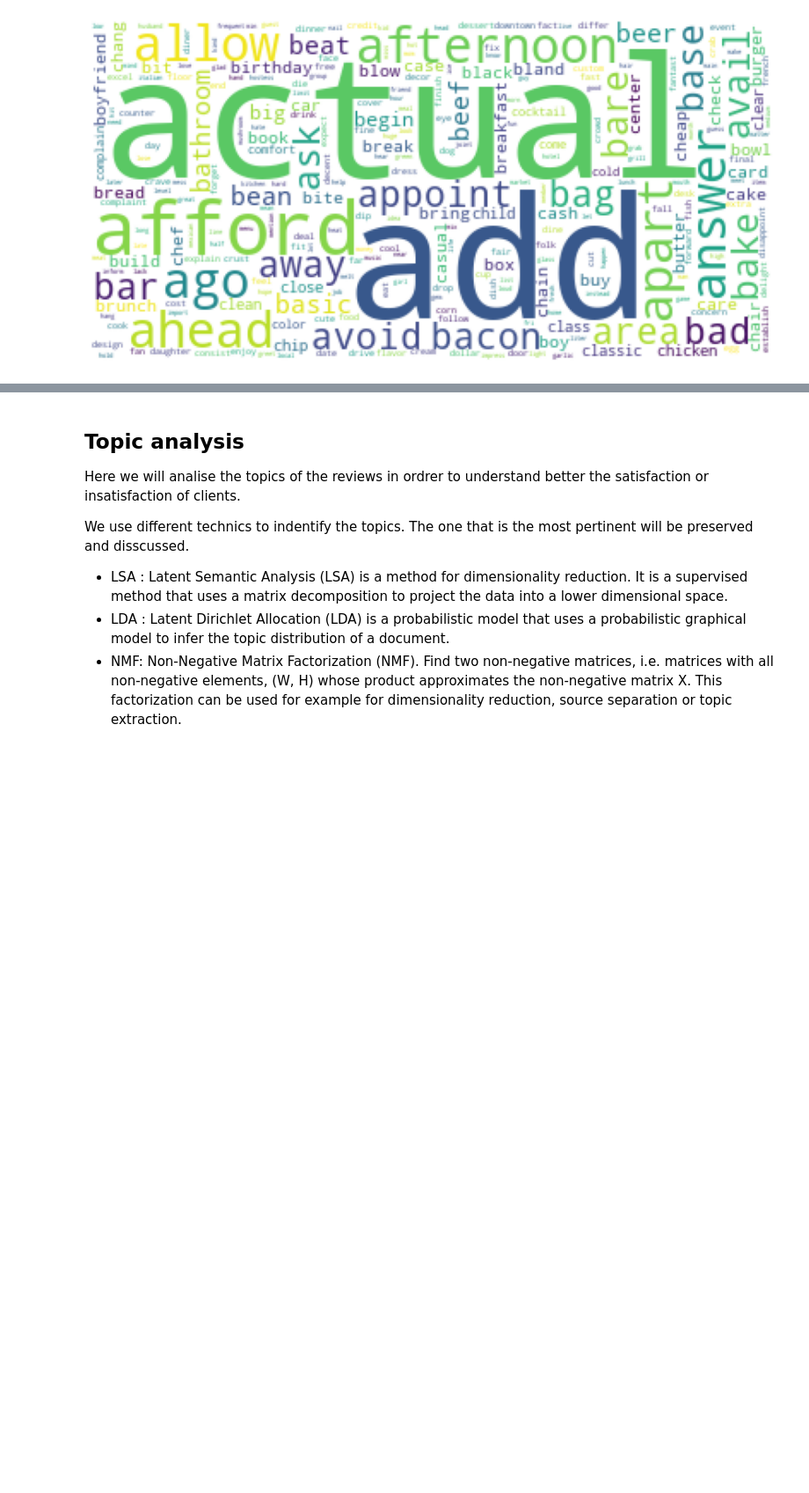
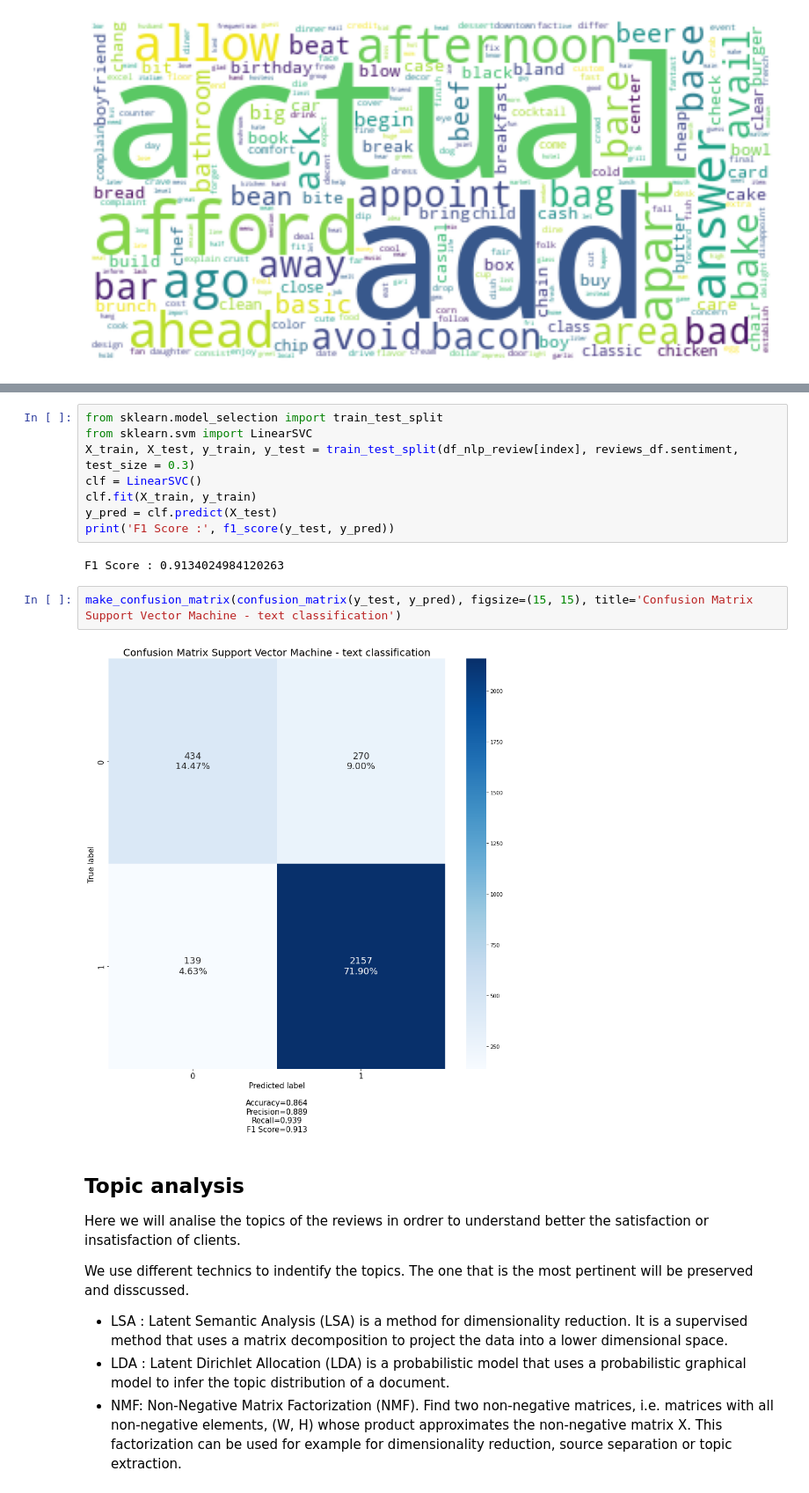
Before and after one commit to mbartcus/OC-projects, a Jupyter notebook: oc_6/Bartcus_Marius_2_notebook_062022.ipynb, the cells around one changed output, grey strips where cells are left out. Shown at 88% size. Drawn from its saved outputs; the diff is of its cells as text; blank space fills up the shorter version.

```diff
--- a/oc_6/Bartcus_Marius_2_notebook_062022.ipynb
+++ b/oc_6/Bartcus_Marius_2_notebook_062022.ipynb
@@ -524,3 +530,17 @@ plot_words(words_count, col='word', height = 15, wieght = 10)
+# %%
+from sklearn.model_selection import train_test_split
+from sklearn.svm import LinearSVC
+X_train, X_test, y_train, y_test = train_test_split(df_nlp_review[index], reviews_df.sentiment, test_size = 0.3)
+clf = LinearSVC()
+clf.fit(X_train, y_train)
+y_pred = clf.predict(X_test)
+print('F1 Score :', f1_score(y_test, y_pred))
+# %% [output]
+F1 Score : 0.9134024984120263
+# %%
+make_confusion_matrix(confusion_matrix(y_test, y_pred), figsize=(15, 15), title='Confusion Matrix Support Vector Machine - text classification')
+# %% [output]
+[figure, added]
 # %% [markdown]
 ## Topic analysis
 
```
Also changed, not shown: parts of 16 cells of this notebook, 3 other files.
